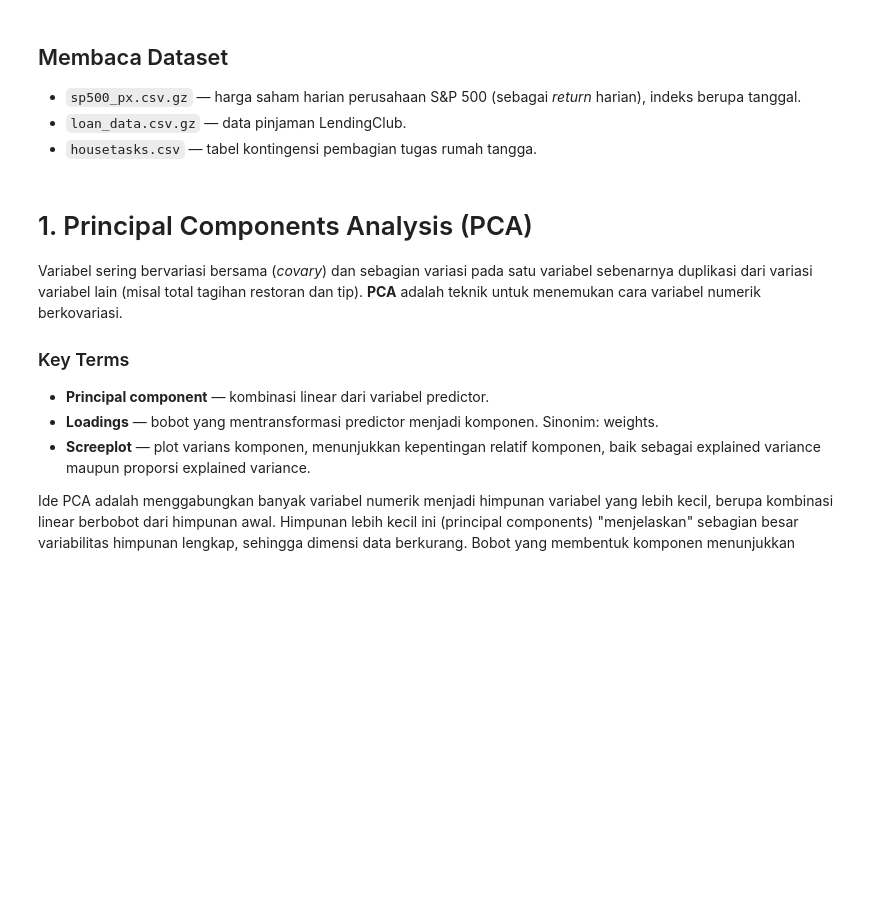
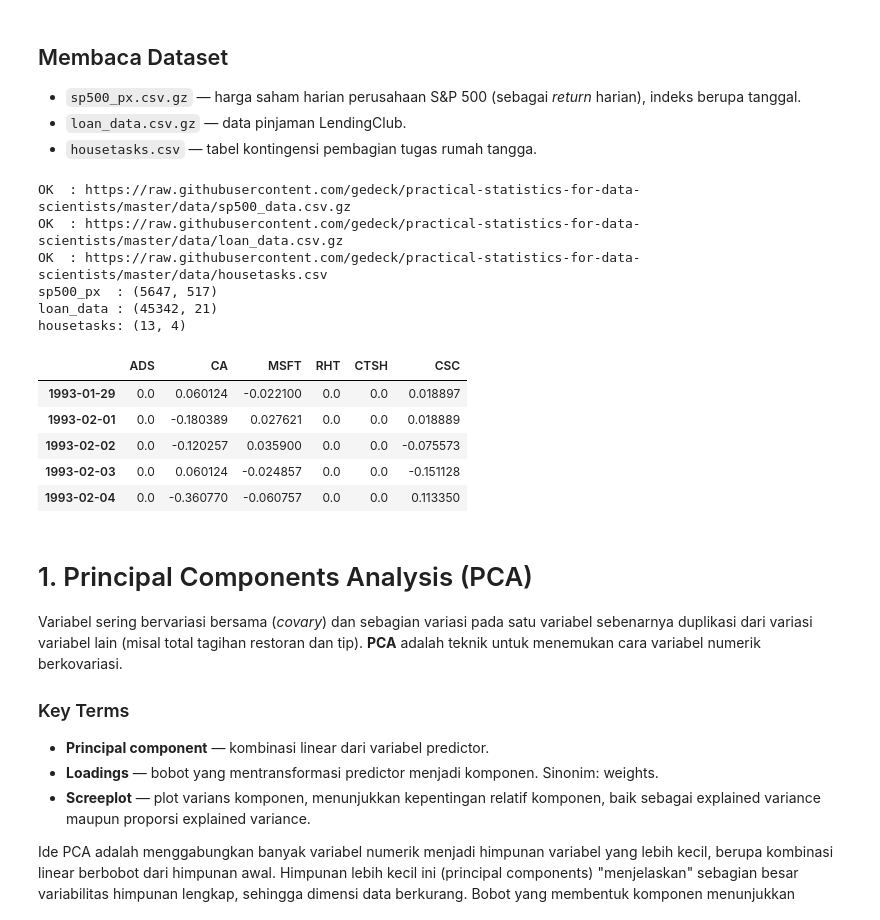
Before and after one commit to rafiptrnto/Practical-Statistics-for-Data-Scientists, a Jupyter notebook: Chapter_7_Unsupervised_Learning.ipynb, the cells around one changed output. Saved outputs shown, nothing was run; the diff lists cells and outputs as text; code cells hidden in the pictures; blank space fills up the shorter version.

```diff
--- a/Chapter_7_Unsupervised_Learning.ipynb
+++ b/Chapter_7_Unsupervised_Learning.ipynb
@@ -82,15 +82,45 @@ sns.set_theme(style="whitegrid")
 - `loan_data.csv.gz` — data pinjaman LendingClub.
 - `housetasks.csv` — tabel kontingensi pembagian tugas rumah tangga.
 # %%
-sp500_px = pd.read_csv(DATA_URL + 'sp500_px.csv.gz', index_col=0)
-loan_data = pd.read_csv(DATA_URL + 'loan_data.csv.gz')
+import urllib.request
+
+BASE = 'https://raw.githubusercontent.com/gedeck/practical-statistics-for-data-scientists/{}/data/'
+
+def read_data(filenames, **kwargs):
+    # Coba beberapa branch dan nama file sampai ada yang berhasil
+    for branch in ['master', 'main']:
+        for name in filenames:
+            url = BASE.format(branch) + name
+            try:
+                df = pd.read_csv(url, **kwargs)
+                print('OK  :', url)
+                return df
+            except Exception:
+                print('gagal:', url)
+    raise FileNotFoundError(filenames)
+
+sp500_px = read_data(['sp500_data.csv.gz', 'sp500_px.csv.gz'], index_col=0)
+loan_data = read_data(['loan_data.csv.gz'])
 loan_data['outcome'] = loan_data['outcome'].astype('category')
-housetasks = pd.read_csv(DATA_URL + 'housetasks.csv', index_col=0)
+housetasks = read_data(['housetasks.csv'], index_col=0)
 
 print('sp500_px  :', sp500_px.shape)
 print('loan_data :', loan_data.shape)
 print('housetasks:', housetasks.shape)
 sp500_px.iloc[:5, :6]
+# %% [output]
+OK  : https://raw.githubusercontent.com/gedeck/practical-statistics-for-data-scientists/master/data/sp500_data.csv.gz
+OK  : https://raw.githubusercontent.com/gedeck/practical-statistics-for-data-scientists/master/data/loan_data.csv.gz
+OK  : https://raw.githubusercontent.com/gedeck/practical-statistics-for-data-scientists/master/data/housetasks.csv
+sp500_px  : (5647, 517)
+loan_data : (45342, 21)
+housetasks: (13, 4)
+|  | ADS | CA | MSFT | RHT | CTSH | CSC |
+| 1993-01-29 | 0.0 | 0.060124 | -0.022100 | 0.0 | 0.0 | 0.018897 |
+| 1993-02-01 | 0.0 | -0.180389 | 0.027621 | 0.0 | 0.0 | 0.018889 |
+| 1993-02-02 | 0.0 | -0.120257 | 0.035900 | 0.0 | 0.0 | -0.075573 |
+| 1993-02-03 | 0.0 | 0.060124 | -0.024857 | 0.0 | 0.0 | -0.151128 |
+| 1993-02-04 | 0.0 | -0.360770 | -0.060757 | 0.0 | 0.0 | 0.113350 |
 # %% [markdown]
 # 1. Principal Components Analysis (PCA)
 
```
Also changed, not shown: parts of 29 cells of this notebook.
